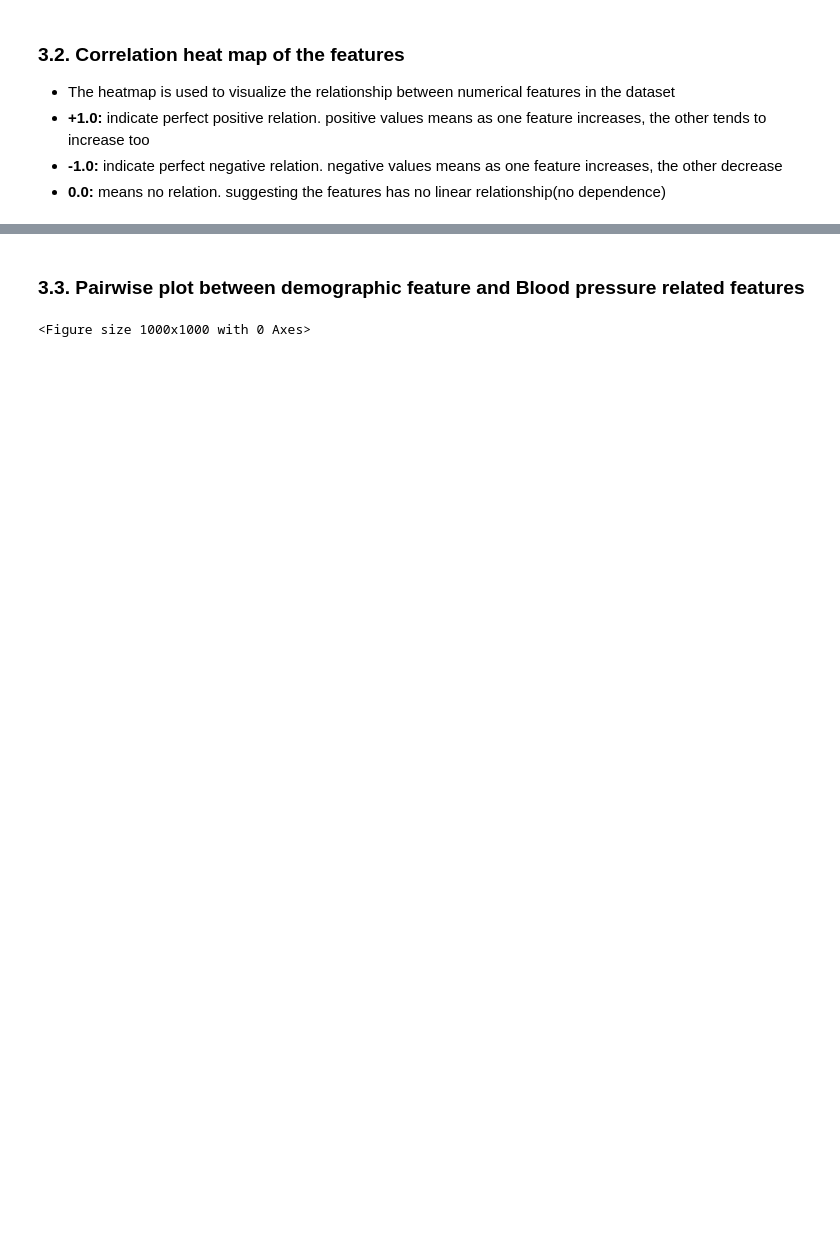
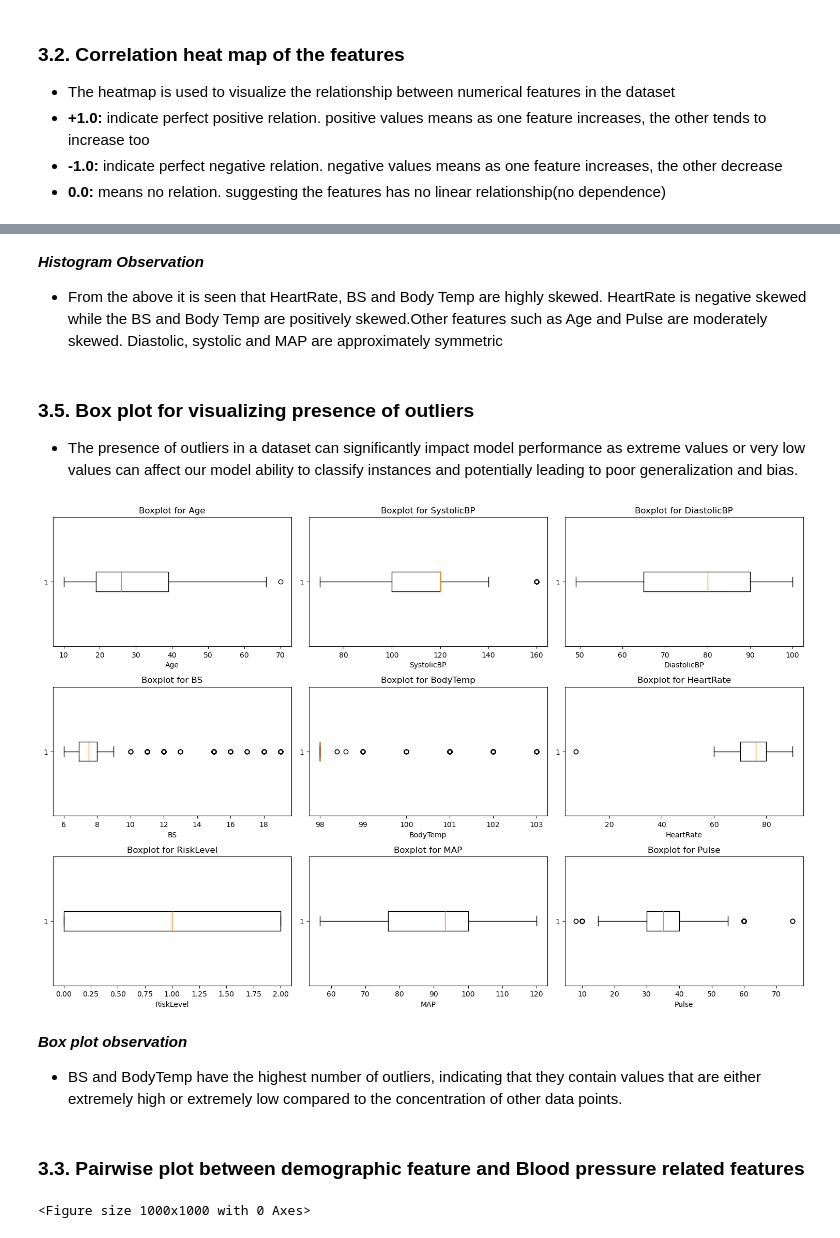
Before and after one commit to Maryannrichard/Maternal_health_research, a Jupyter notebook: MATERNAL_HEALTH_ML_CODE.ipynb, the cells around one changed output, grey strips where cells are left out. Drawn from its saved outputs; the diff is of its cells as text; code cells hidden in the pictures; blank space fills up the shorter version.

Commit message:
Data preprocessing

```diff
--- a/MATERNAL_HEALTH_ML_CODE.ipynb
+++ b/MATERNAL_HEALTH_ML_CODE.ipynb
@@ -284,3 +311,27 @@ plt.show();
+# %% [markdown]
+***Histogram Observation***
+
+
+- From the above it is seen that HeartRate, BS and Body Temp are highly skewed. HeartRate is negative skewed while the BS and Body Temp are positively skewed.Other features such as Age and Pulse are moderately skewed. Diastolic, systolic and MAP are approximately symmetric
+# %% [markdown]
+### 3.5. Box plot for visualizing presence of outliers
+
+- The presence of outliers in a dataset can significantly impact model performance as extreme values or very low values can affect our model ability to classify instances and potentially leading to poor generalization and bias.
+# %%
+plt.figure(figsize=(15, 10))
+for i, column in enumerate(num_cols, 1):
+    plt.subplot(3, 3, i)
+    plt.boxplot(df[column].dropna(), vert=False)
+    plt.title(f'Boxplot for {column}')
+    plt.xlabel(column)
+plt.tight_layout()
+plt.show()
+# %% [output]
+[figure, added]
+# %% [markdown]
+***Box plot observation***
+
+- BS and BodyTemp have the highest number of outliers, indicating that they contain values that are either extremely high or extremely low compared to the concentration of other data points.
 # %% [markdown]
 ### 3.3. Pairwise plot between demographic feature and Blood pressure related features
 # %%
```
Also changed, not shown: parts of 25 cells of this notebook.
